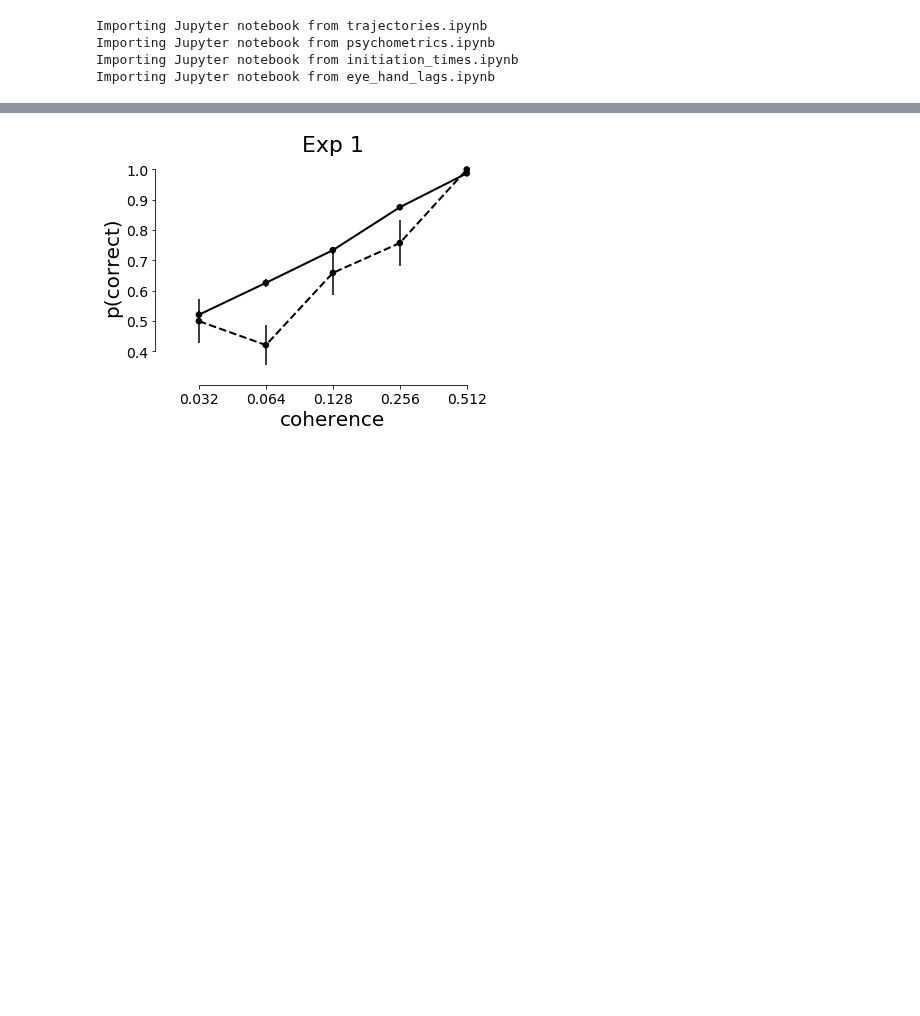
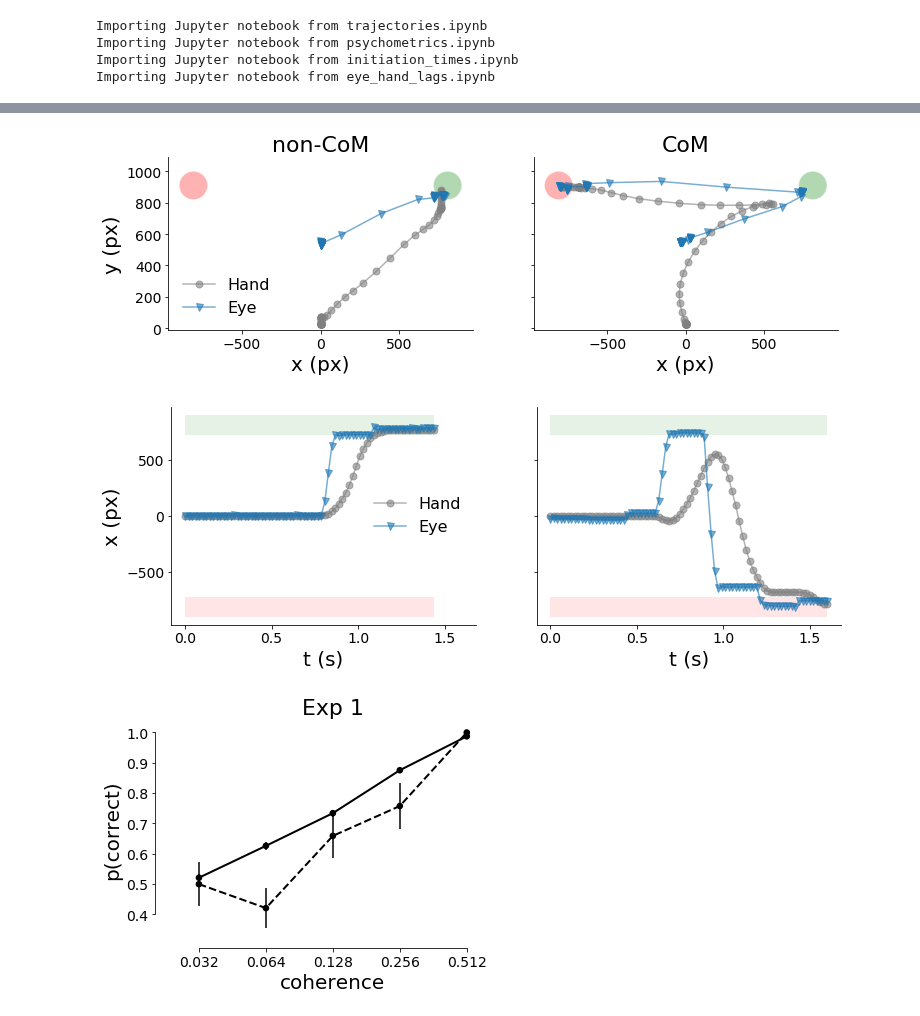
Before and after one commit to cherepaha/eyehandrdk, a Jupyter notebook: paper_figures.ipynb, the cells around one changed output, grey strips where cells are left out. Cells and saved outputs as stored; diff of their text form; code cells hidden in the pictures; blank space fills up the shorter version.

Commit message:
Paper figures updated

```diff
--- a/paper_figures.ipynb
+++ b/paper_figures.ipynb
@@ -29,3 +26,9 @@ The autoreload extension is already loaded. To reload it, use:
+# %%
+trajectories.plot_example_traj_xy(dynamics_2)
+trajectories.plot_example_traj_x(dynamics_2)
+# %% [output]
+[figure, added]
+[figure, added]
 # %%
 psychometrics.plot_psychometric_function_ci(choices_1, exp_1, n_threshold=0)
 psychometrics.plot_psychometric_function_ci(choices_2, exp_2, n_threshold=0)
```
Also changed, not shown: parts of 1 cell of this notebook, 1 other file.
